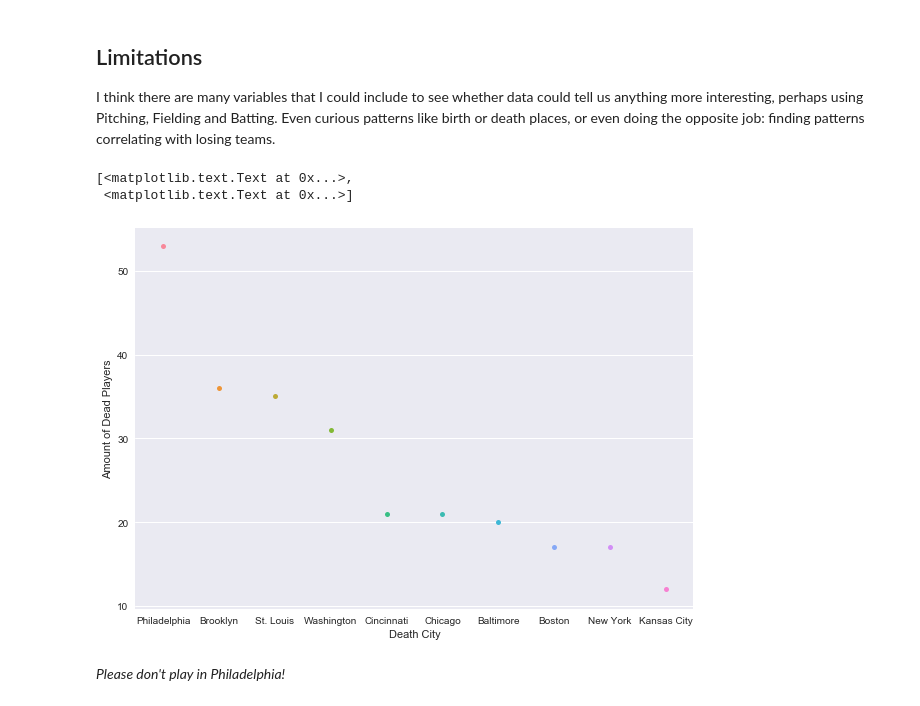
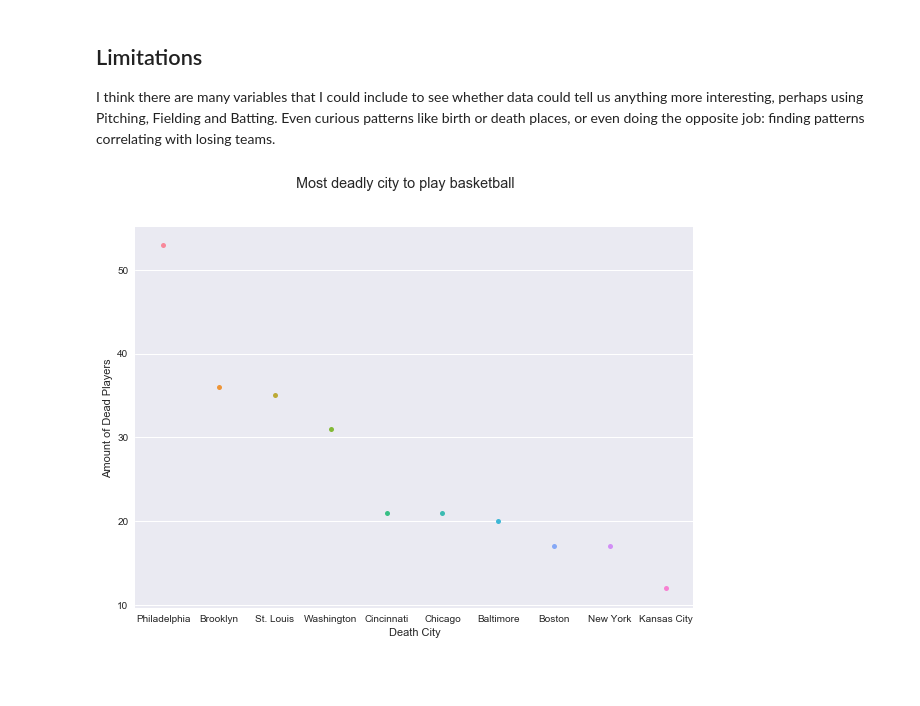
Before and after one commit to davidvartanian/dand-data-analysis-process, a Jupyter notebook: Investigate Data.ipynb, the cells around one changed output. Drawn from its saved outputs; the diff is of its cells as text; code cells hidden in the pictures; blank space fills up the shorter version.

```diff
--- a/Investigate Data.ipynb
+++ b/Investigate Data.ipynb
@@ -441,15 +435,11 @@ I think there are many variables that I could include to see whether data could
 # %%
 player_death_city = dataframes['Master'][['playerID', 'deathCity']].dropna().merge(players_results, on='playerID', how='left')
 worst_players = player_death_city.sort_values('score')[['playerID', 'deathCity', 'score']].dropna()
 top10_worst = worst_players[worst_players['score'] < worst_players.quantile(q=0.1)['score']].sort_values('score').groupby('deathCity', as_index=False)['playerID'].count().sort_values('playerID', ascending=False).iloc[0:10]
 #display(top10_worst.iloc[0:10])
 f, ax = plt.subplots(figsize=(10, 7))
-#sns.countplot(y="deathCity", data=top10_worst.iloc[0:10], color="c");
 sns.stripplot(x="deathCity", y="playerID", data=top10_worst)
 ax.set(xlabel='Death City', ylabel='Amount of Dead Players')
+f.suptitle('Most deadly city to play basketball');
 # %% [output]
-[<matplotlib.text.Text at 0x...>,
- <matplotlib.text.Text at 0x...>]
-[figure, old version]
+[figure, new version]
-# %% [markdown]
-*Please don't play in Philadelphia!*
```
Also changed, not shown: parts of 29 cells of this notebook, 1 other file.
